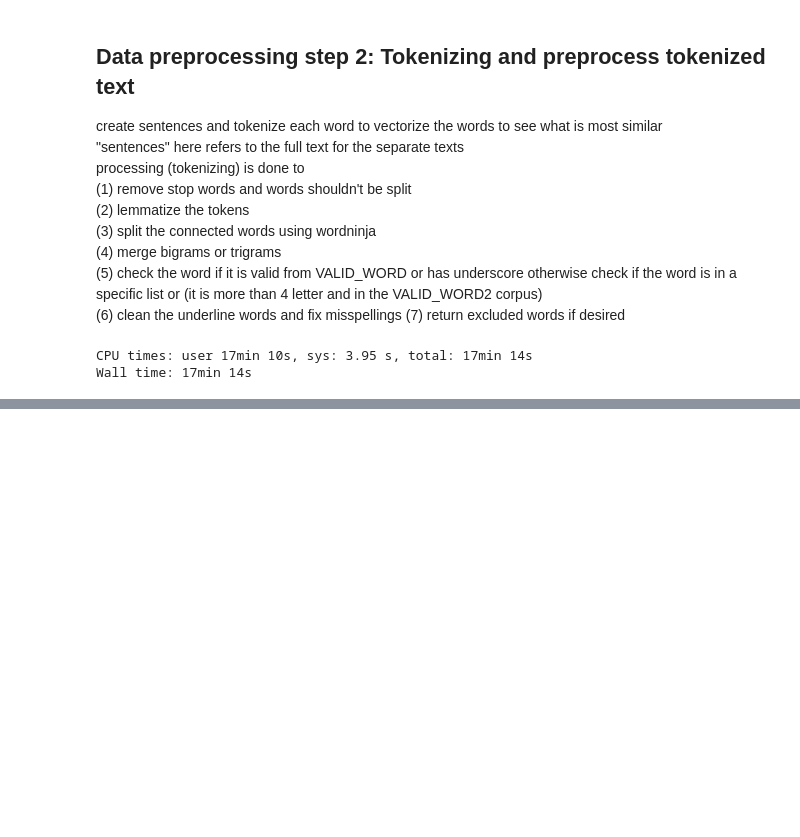
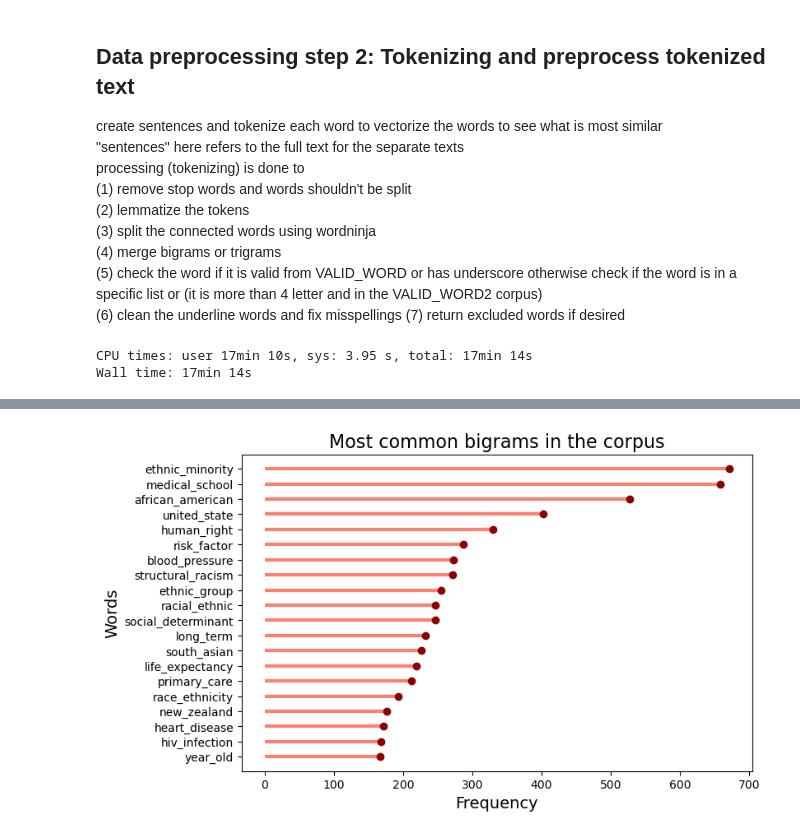
Before and after one commit to dlab-projects/interrogating_racism_medical_literature, a Jupyter notebook: notebooks/preprocess_text.ipynb, the cells around one changed output, grey strips where cells are left out. Saved outputs shown, nothing was run; the diff lists cells and outputs as text; code cells hidden in the pictures; blank space fills up the shorter version.

```diff
--- a/notebooks/preprocess_text.ipynb
+++ b/notebooks/preprocess_text.ipynb
@@ -391,0 +443,7 @@ data.to_pickle('../data/full_data_w_processedtext.pkl')
+# %%
+plt.figure(figsize=(8, 5))
+lolli_graph(top_20_multi_tokens,
+            title='Most common bigrams in the corpus',
+            line_color='salmon', point_color='darkred')
+# %% [output]
+[figure, added]
```
Also changed, not shown: parts of 11 cells of this notebook, 3 other files.
